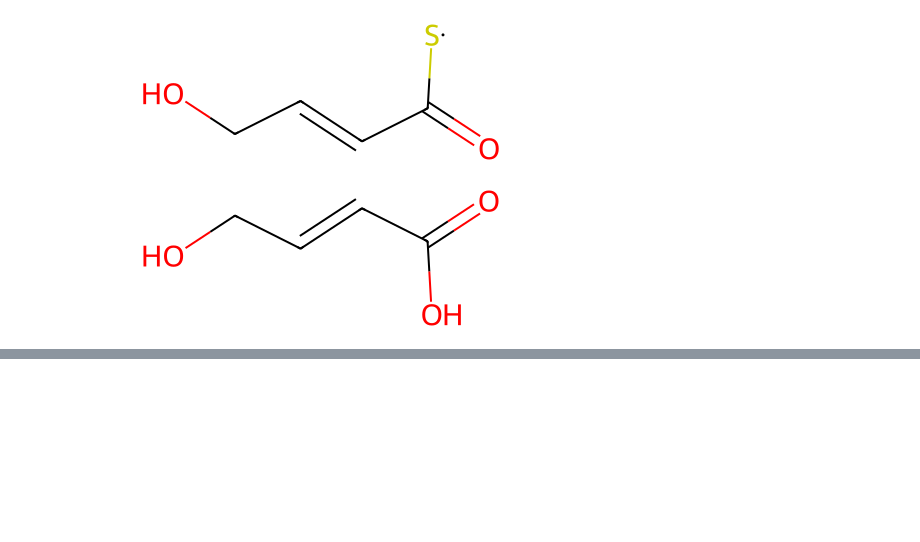
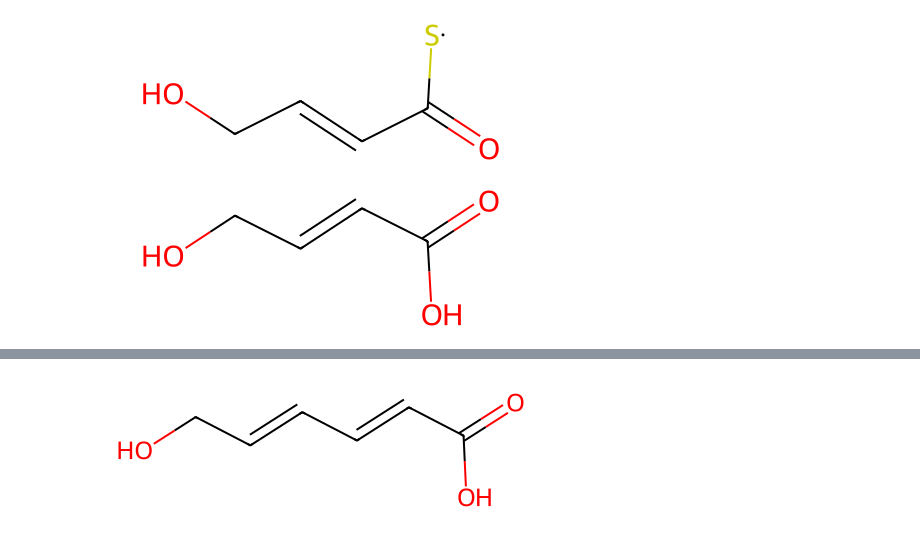
Before and after one commit to yashchainani21/RetroTideV2, a Jupyter notebook: notebooks/nb_05_RetroTide_aliphatic_targets.ipynb, the cells around one changed output, grey strips where cells are left out. Drawn from its saved outputs; the diff is of its cells as text; code cells hidden in the pictures; blank space fills up the shorter version.

```diff
--- a/notebooks/nb_05_RetroTide_aliphatic_targets.ipynb
+++ b/notebooks/nb_05_RetroTide_aliphatic_targets.ipynb
@@ -403,0 +457,4 @@ _pks_release_reaction(pks_release_mechanism = 'thiolysis', bound_product_mol = b
+# %%
+_pks_release_reaction(pks_release_mechanism = 'thiolysis', bound_product_mol = bound_top_PKS_product)
+# %% [output]
+[figure, added]
```
Also changed, not shown: parts of 5 cells of this notebook.
